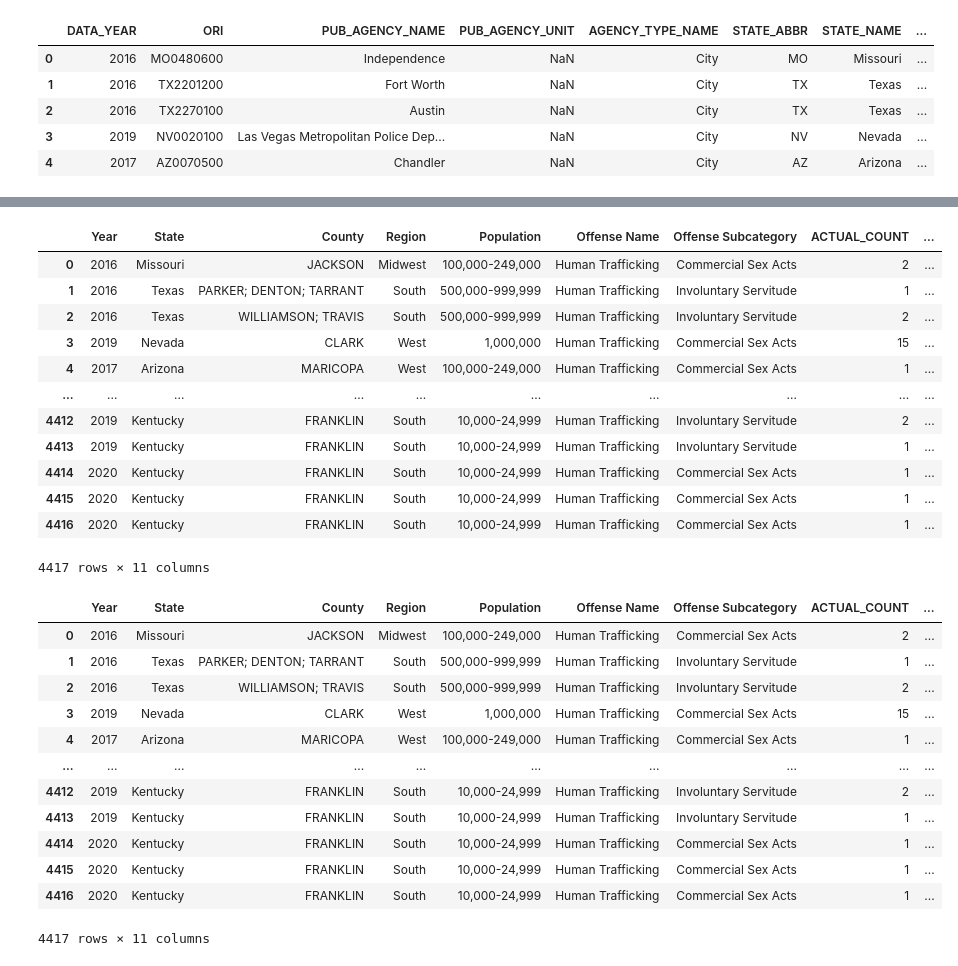
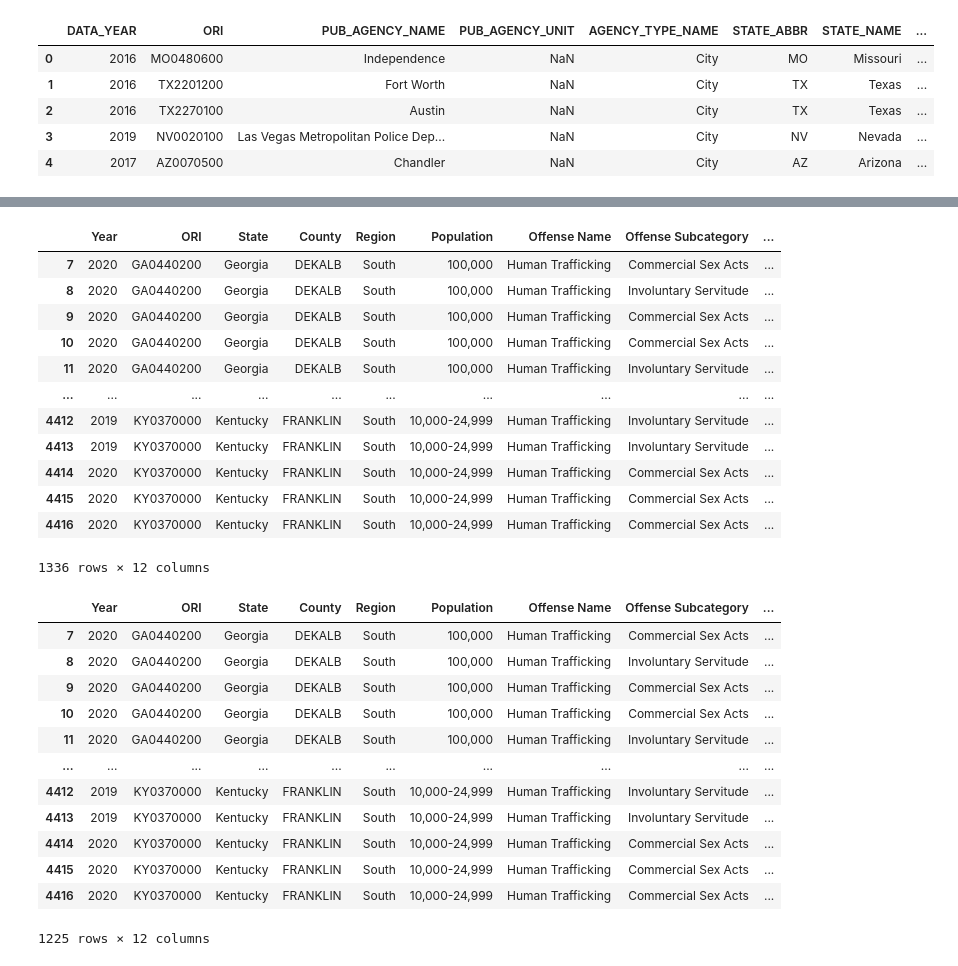
Before and after one commit to bakeralexan/human-trafficking, a Jupyter notebook: Human Trafficking.ipynb, the cells around one changed output, grey strips where cells are left out. Drawn from its saved outputs; the diff is of its cells as text; code cells hidden in the pictures.

Commit message:
adding counties

```diff
--- a/Human Trafficking.ipynb
+++ b/Human Trafficking.ipynb
@@ -12,3 +12,9 @@ human_traffic_df.head()
 | 2 | 2016 | TX2270100 | Austin | NaN | City | TX | Texas | ... |
 | 3 | 2019 | NV0020100 | Las Vegas Metropolitan Police Dep... | NaN | City | NV | Nevada | ... |
 | 4 | 2017 | AZ0070500 | Chandler | NaN | City | AZ | Arizona | ... |
+# %%
+index_names = human_traffic_df[ human_traffic_df['AGENCY_TYPE_NAME'] == 'City' ].index
+
+human_traffic_df.drop(index_names, inplace = True)
+
+human_traffic_df
@@ -15,5 +35,5 @@ human_traffic_df.head()
 # %%
-reduced_hf_df = human_traffic_df[["DATA_YEAR", "STATE_NAME", "COUNTY_NAME",
+reduced_hf_df = human_traffic_df[["DATA_YEAR", "ORI", "STATE_NAME", "COUNTY_NAME",
                                     "REGION_NAME", "POPULATION_GROUP_CODE", "OFFENSE_NAME", "OFFENSE_SUBCAT_NAME", "ACTUAL_COUNT", "UNFOUNDED_COUNT", "CLEARED_COUNT", "JUVENILE_CLEARED_COUNT"]]
 reduced_hf_df
 # %% [output]
@@ -34,33 +54,33 @@ reduced_hf_df
 rename_ht_df = reduced_hf_df.rename(columns={'DATA_YEAR': 'Year', 'STATE_NAME': 'State', 'COUNTY_NAME': 'County', 'REGION_NAME': 'Region', 'POPULATION_GROUP_CODE': 'Population', 'OFFENSE_NAME': 'Offense Name', 'OFFENSE_SUBCAT_NAME': 'Offense Subcategory'})
 rename_ht_df
 # %% [output]
-|  | Year | State | County | Region | Population | Offense Name | Offense Subcategory | ACTUAL_COUNT | ... |
-| 0 | 2016 | Missouri | JACKSON | Midwest | 100,000-249,000 | Human Trafficking | Commercial Sex Acts | 2 | ... |
-| 1 | 2016 | Texas | PARKER; DENTON; TARRANT | South | 500,000-999,999 | Human Trafficking | Involuntary Servitude | 1 | ... |
-| 2 | 2016 | Texas | WILLIAMSON; TRAVIS | South | 500,000-999,999 | Human Trafficking | Involuntary Servitude | 2 | ... |
-| 3 | 2019 | Nevada | CLARK | West | 1,000,000 | Human Trafficking | Commercial Sex Acts | 15 | ... |
-| 4 | 2017 | Arizona | MARICOPA | West | 100,000-249,000 | Human Trafficking | Commercial Sex Acts | 1 | ... |
+|  | Year | ORI | State | County | Region | Population | Offense Name | Offense Subcategory | ... |
+| 7 | 2020 | GA0440200 | Georgia | DEKALB | South | 100,000 | Human Trafficking | Commercial Sex Acts | ... |
+| 8 | 2020 | GA0440200 | Georgia | DEKALB | South | 100,000 | Human Trafficking | Involuntary Servitude | ... |
+| 9 | 2020 | GA0440200 | Georgia | DEKALB | South | 100,000 | Human Trafficking | Commercial Sex Acts | ... |
+| 10 | 2020 | GA0440200 | Georgia | DEKALB | South | 100,000 | Human Trafficking | Commercial Sex Acts | ... |
+| 11 | 2020 | GA0440200 | Georgia | DEKALB | South | 100,000 | Human Trafficking | Involuntary Servitude | ... |
 | ... | ... | ... | ... | ... | ... | ... | ... | ... | ... |
-| 4412 | 2019 | Kentucky | FRANKLIN | South | 10,000-24,999 | Human Trafficking | Involuntary Servitude | 2 | ... |
-| 4413 | 2019 | Kentucky | FRANKLIN | South | 10,000-24,999 | Human Trafficking | Involuntary Servitude | 1 | ... |
-| 4414 | 2020 | Kentucky | FRANKLIN | South | 10,000-24,999 | Human Trafficking | Commercial Sex Acts | 1 | ... |
-| 4415 | 2020 | Kentucky | FRANKLIN | South | 10,000-24,999 | Human Trafficking | Commercial Sex Acts | 1 | ... |
-| 4416 | 2020 | Kentucky | FRANKLIN | South | 10,000-24,999 | Human Trafficking | Commercial Sex Acts | 1 | ... |
+| 4412 | 2019 | KY0370000 | Kentucky | FRANKLIN | South | 10,000-24,999 | Human Trafficking | Involuntary Servitude | ... |
+| 4413 | 2019 | KY0370000 | Kentucky | FRANKLIN | South | 10,000-24,999 | Human Trafficking | Involuntary Servitude | ... |
+| 4414 | 2020 | KY0370000 | Kentucky | FRANKLIN | South | 10,000-24,999 | Human Trafficking | Commercial Sex Acts | ... |
+| 4415 | 2020 | KY0370000 | Kentucky | FRANKLIN | South | 10,000-24,999 | Human Trafficking | Commercial Sex Acts | ... |
+| 4416 | 2020 | KY0370000 | Kentucky | FRANKLIN | South | 10,000-24,999 | Human Trafficking | Commercial Sex Acts | ... |
-4417 rows × 11 columns
+1336 rows × 12 columns
 # %%
-rename_ht_df.dropna(how='any')
+rename_ht_df.dropna(subset = ["County"], inplace=True)
 rename_ht_df
 # %% [output]
-|  | Year | State | County | Region | Population | Offense Name | Offense Subcategory | ACTUAL_COUNT | ... |
-| 0 | 2016 | Missouri | JACKSON | Midwest | 100,000-249,000 | Human Trafficking | Commercial Sex Acts | 2 | ... |
-| 1 | 2016 | Texas | PARKER; DENTON; TARRANT | South | 500,000-999,999 | Human Trafficking | Involuntary Servitude | 1 | ... |
-| 2 | 2016 | Texas | WILLIAMSON; TRAVIS | South | 500,000-999,999 | Human Trafficking | Involuntary Servitude | 2 | ... |
-| 3 | 2019 | Nevada | CLARK | West | 1,000,000 | Human Trafficking | Commercial Sex Acts | 15 | ... |
-| 4 | 2017 | Arizona | MARICOPA | West | 100,000-249,000 | Human Trafficking | Commercial Sex Acts | 1 | ... |
+|  | Year | ORI | State | County | Region | Population | Offense Name | Offense Subcategory | ... |
+| 7 | 2020 | GA0440200 | Georgia | DEKALB | South | 100,000 | Human Trafficking | Commercial Sex Acts | ... |
+| 8 | 2020 | GA0440200 | Georgia | DEKALB | South | 100,000 | Human Trafficking | Involuntary Servitude | ... |
+| 9 | 2020 | GA0440200 | Georgia | DEKALB | South | 100,000 | Human Trafficking | Commercial Sex Acts | ... |
+| 10 | 2020 | GA0440200 | Georgia | DEKALB | South | 100,000 | Human Trafficking | Commercial Sex Acts | ... |
+| 11 | 2020 | GA0440200 | Georgia | DEKALB | South | 100,000 | Human Trafficking | Involuntary Servitude | ... |
 | ... | ... | ... | ... | ... | ... | ... | ... | ... | ... |
-| 4412 | 2019 | Kentucky | FRANKLIN | South | 10,000-24,999 | Human Trafficking | Involuntary Servitude | 2 | ... |
-| 4413 | 2019 | Kentucky | FRANKLIN | South | 10,000-24,999 | Human Trafficking | Involuntary Servitude | 1 | ... |
-| 4414 | 2020 | Kentucky | FRANKLIN | South | 10,000-24,999 | Human Trafficking | Commercial Sex Acts | 1 | ... |
-| 4415 | 2020 | Kentucky | FRANKLIN | South | 10,000-24,999 | Human Trafficking | Commercial Sex Acts | 1 | ... |
-| 4416 | 2020 | Kentucky | FRANKLIN | South | 10,000-24,999 | Human Trafficking | Commercial Sex Acts | 1 | ... |
+| 4412 | 2019 | KY0370000 | Kentucky | FRANKLIN | South | 10,000-24,999 | Human Trafficking | Involuntary Servitude | ... |
+| 4413 | 2019 | KY0370000 | Kentucky | FRANKLIN | South | 10,000-24,999 | Human Trafficking | Involuntary Servitude | ... |
+| 4414 | 2020 | KY0370000 | Kentucky | FRANKLIN | South | 10,000-24,999 | Human Trafficking | Commercial Sex Acts | ... |
+| 4415 | 2020 | KY0370000 | Kentucky | FRANKLIN | South | 10,000-24,999 | Human Trafficking | Commercial Sex Acts | ... |
+| 4416 | 2020 | KY0370000 | Kentucky | FRANKLIN | South | 10,000-24,999 | Human Trafficking | Commercial Sex Acts | ... |
-4417 rows × 11 columns
+1225 rows × 12 columns
```
Also changed, not shown: parts of 19 cells of this notebook.
